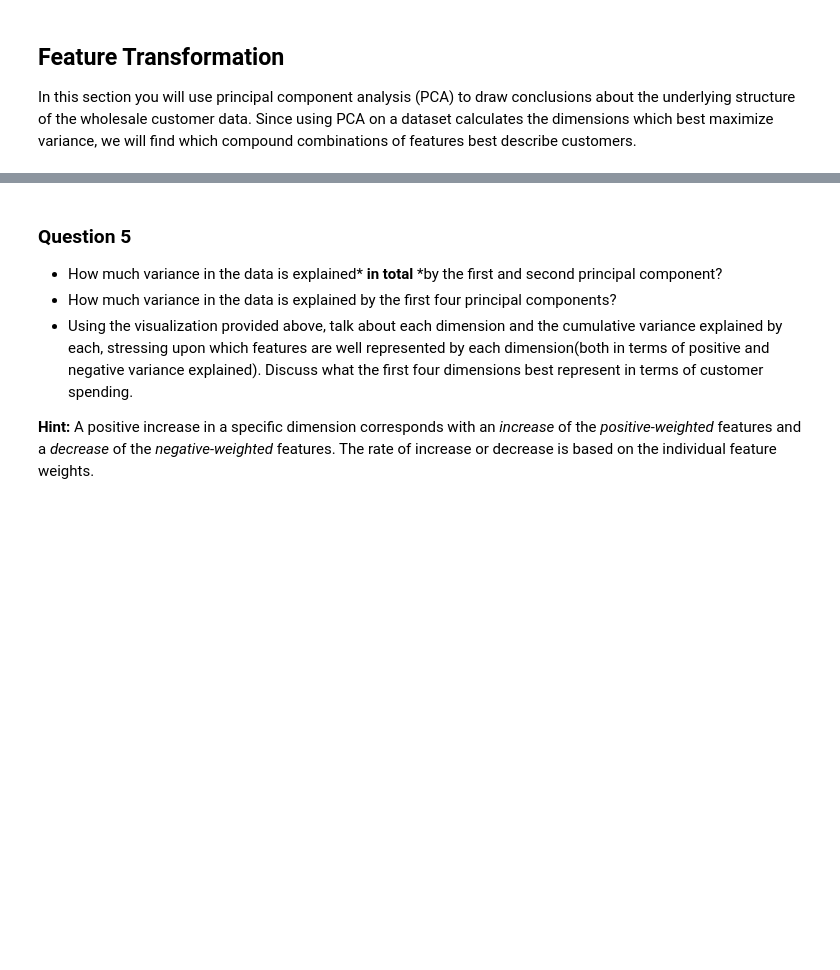
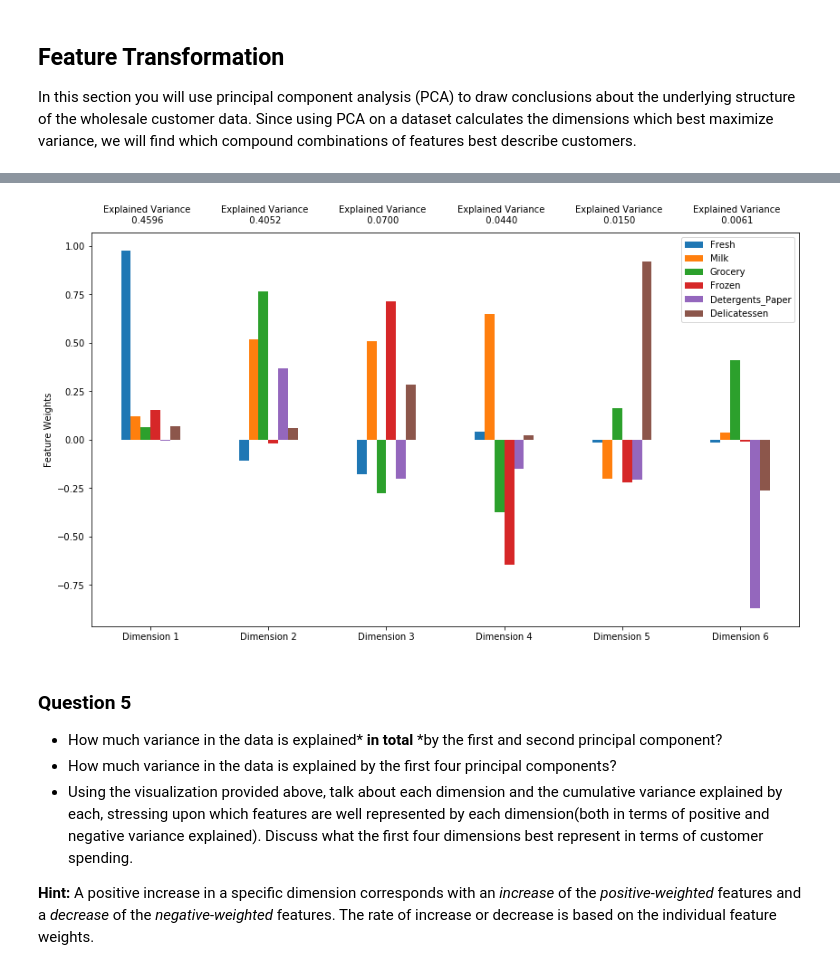
Before and after one commit to Alz-Android/ML, a Jupyter notebook: customer_segments/customer_segments.ipynb, the cells around one changed output, grey strips where cells are left out. Drawn from its saved outputs; the diff is of its cells as text; code cells hidden in the pictures; blank space fills up the shorter version.

```diff
--- a/customer_segments/customer_segments.ipynb
+++ b/customer_segments/customer_segments.ipynb
@@ -393,3 +419,16 @@ pca_results = vs.pca_results(good_data, pca)
+# %%
+# Comparison PCA plot that includes outliers
+
+# pca using the data including outliers, as opposed to the good_data
+from sklearn import decomposition
+
+pca = decomposition.PCA(n_components=6)
+pca.fit(data)
+
+# Generate PCA results plot
+pca_results = vs.pca_results(data, pca)
+# %% [output]
+[figure, added]
 # %% [markdown]
 ### Question 5
 
```
Also changed, not shown: parts of 28 cells of this notebook, 1 other file.
